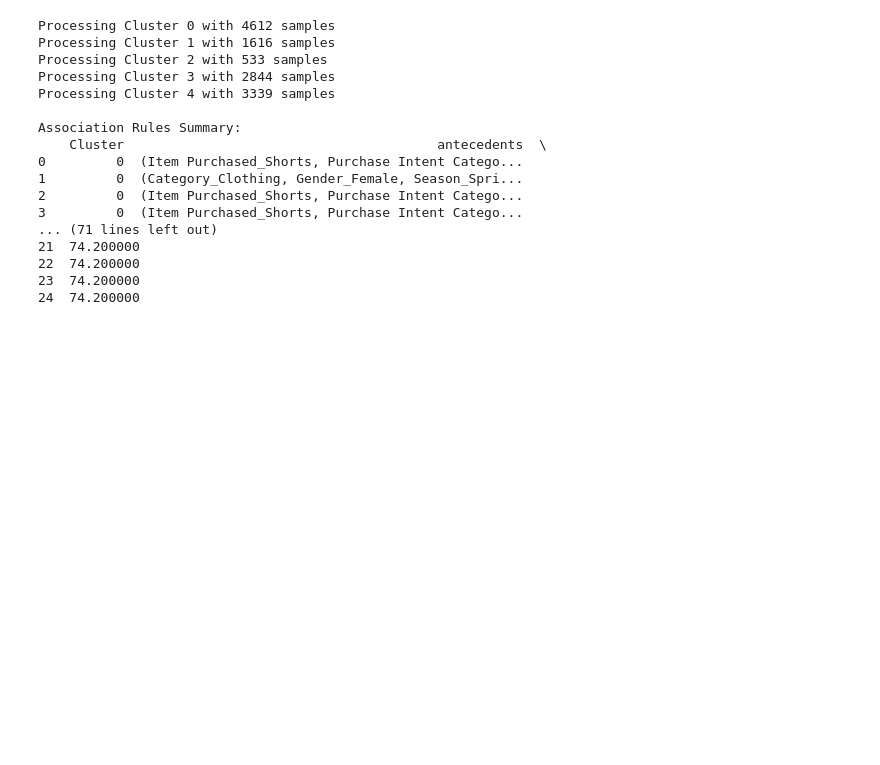
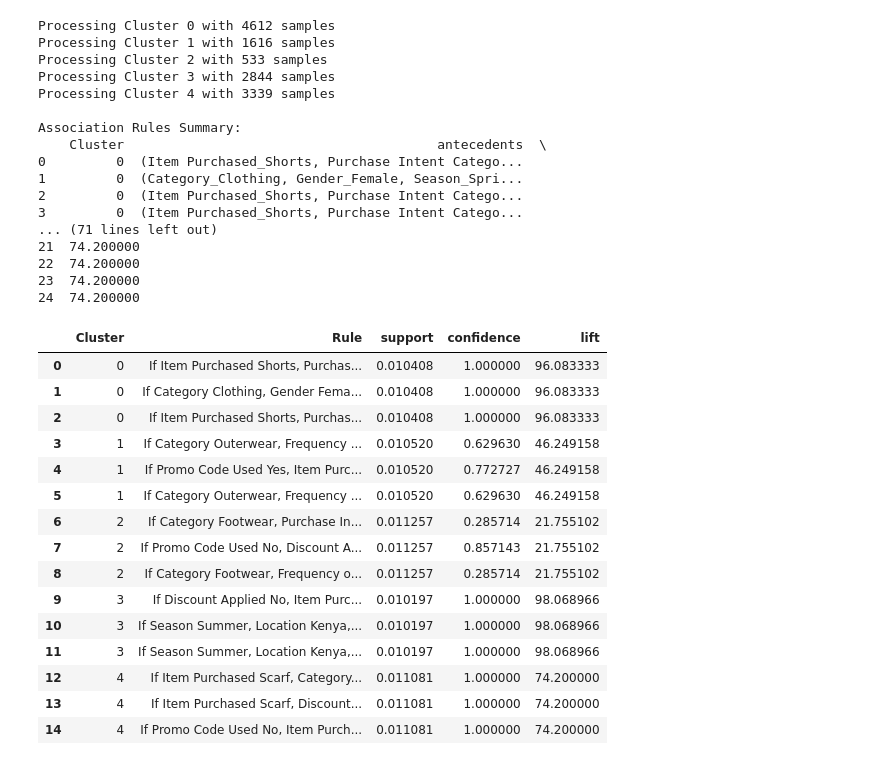
Before and after one commit to farahfuaad/Final-Year-Project-Prediction-of-Buying-Behavior-Patterns-using-ML, a Jupyter notebook: ml/trending_item_detection.ipynb, the cells around one changed output. Drawn from its saved outputs; the diff is of its cells as text; code cells hidden in the pictures; blank space fills up the shorter version.

Commit message:
apriori updates

```diff
--- a/ml/trending_item_detection.ipynb
+++ b/ml/trending_item_detection.ipynb
@@ -265,3 +265,44 @@ Association Rules Summary:
 22  74.200000
 23  74.200000
 24  74.200000
+# %%
+# Readable Apriori Results
+df = pd.read_csv("cluster_apriori_rules.csv")
+
+# Clean text
+def clean_text(text):
+    text = text.replace("frozenset({", "").replace("})", "")
+    text = text.replace("_", " ").replace("'", "")
+    return text
+
+df['antecedents'] = df['antecedents'].apply(clean_text)
+df['consequents'] = df['consequents'].apply(clean_text)
+
+# Create readable rule
+df['Rule'] = "If " + df['antecedents'] + " then " + df['consequents']
+
+# Select top 3 per cluster
+top_rules = df.groupby('Cluster').apply(lambda x: x.nlargest(3, 'lift')).reset_index(drop=True)
+
+# Display
+top_rules[['Cluster', 'Rule', 'support', 'confidence', 'lift']].style.set_properties(
+    subset=['Rule'],
+    **{'white-space': 'pre-line', 'word-break': 'break-word', 'max-width': '350px'}
+)
+# %% [output]
+|  | Cluster | Rule | support | confidence | lift |
+| 0 | 0 | If Item Purchased Shorts, Purchas... | 0.010408 | 1.000000 | 96.083333 |
+| 1 | 0 | If Category Clothing, Gender Fema... | 0.010408 | 1.000000 | 96.083333 |
+| 2 | 0 | If Item Purchased Shorts, Purchas... | 0.010408 | 1.000000 | 96.083333 |
+| 3 | 1 | If Category Outerwear, Frequency ... | 0.010520 | 0.629630 | 46.249158 |
+| 4 | 1 | If Promo Code Used Yes, Item Purc... | 0.010520 | 0.772727 | 46.249158 |
+| 5 | 1 | If Category Outerwear, Frequency ... | 0.010520 | 0.629630 | 46.249158 |
+| 6 | 2 | If Category Footwear, Purchase In... | 0.011257 | 0.285714 | 21.755102 |
+| 7 | 2 | If Promo Code Used No, Discount A... | 0.011257 | 0.857143 | 21.755102 |
+| 8 | 2 | If Category Footwear, Frequency o... | 0.011257 | 0.285714 | 21.755102 |
+| 9 | 3 | If Discount Applied No, Item Purc... | 0.010197 | 1.000000 | 98.068966 |
+| 10 | 3 | If Season Summer, Location Kenya,... | 0.010197 | 1.000000 | 98.068966 |
+| 11 | 3 | If Season Summer, Location Kenya,... | 0.010197 | 1.000000 | 98.068966 |
+| 12 | 4 | If Item Purchased Scarf, Category... | 0.011081 | 1.000000 | 74.200000 |
+| 13 | 4 | If Item Purchased Scarf, Discount... | 0.011081 | 1.000000 | 74.200000 |
+| 14 | 4 | If Promo Code Used No, Item Purch... | 0.011081 | 1.000000 | 74.200000 |
```
Also changed, not shown: parts of 1 cell of this notebook.
